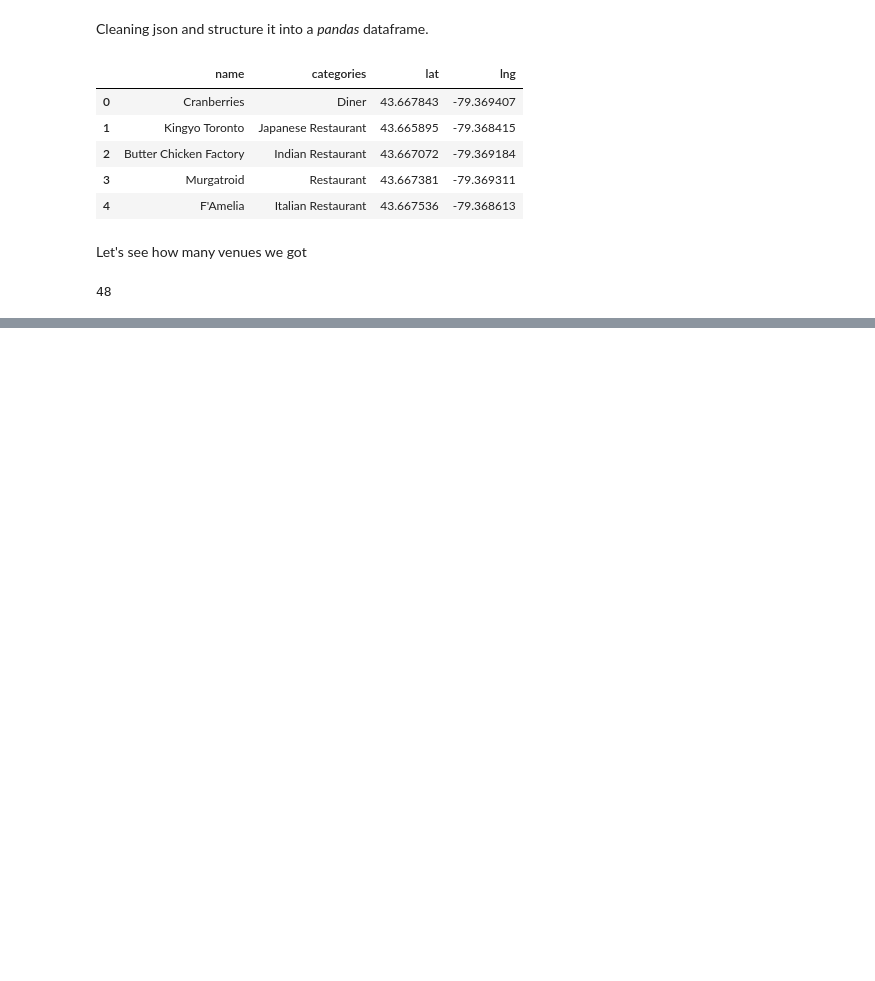
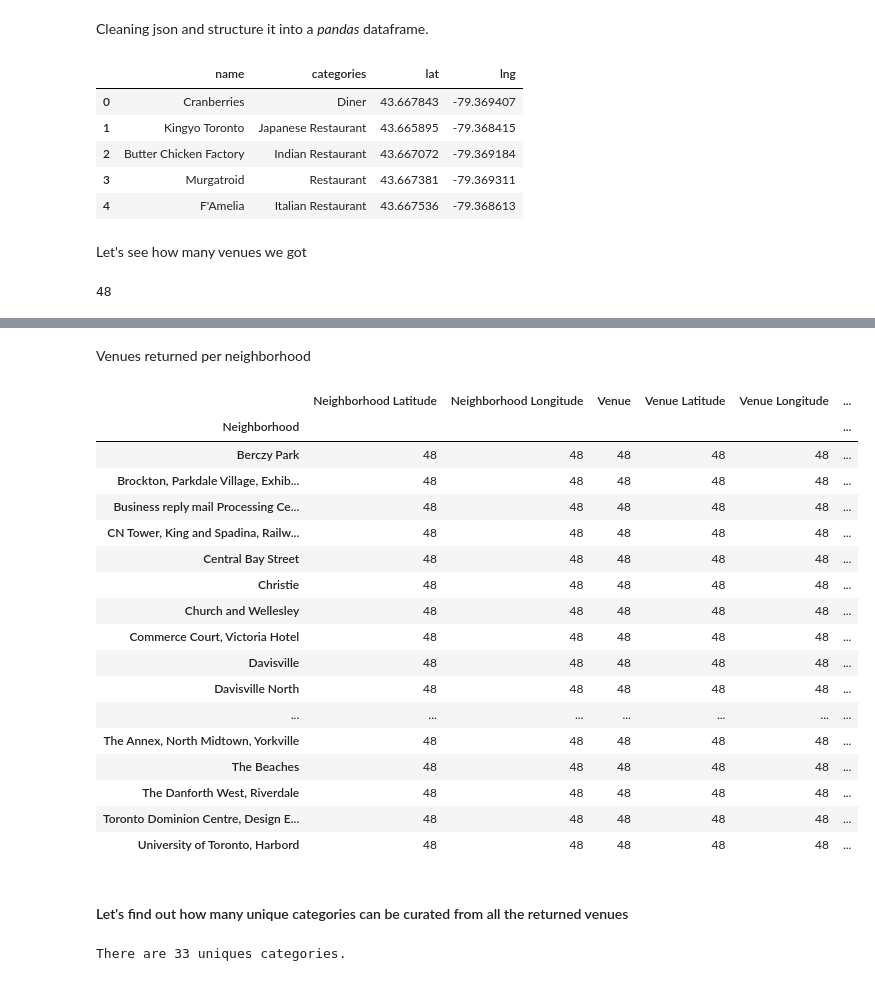
Before and after one commit to PanupatC/Coursera_Capstone, a Jupyter notebook: Coursera_Toronto_2.ipynb, the cells around one changed output, grey strips where cells are left out. Saved outputs shown, nothing was run; the diff lists cells and outputs as text; code cells hidden in the pictures; blank space fills up the shorter version.

```diff
--- a/Coursera_Toronto_2.ipynb
+++ b/Coursera_Toronto_2.ipynb
@@ -106,7 +107,7 @@ SECRET = SECRET.rstrip()
 cablat = toronto[toronto['Neighborhood'].str.contains('Cabbagetown')].Latitude.values[0]
 cablong = toronto[toronto['Neighborhood'].str.contains('Cabbagetown')].Longitude.values[0]
 
-url = f'https://api.foursquare.com/v2/venues/explore?&client_id={ID}&client_secret={SECRET}&ll={cablat},{cablong}&radius=500&limit=100&v=20201101'
+url = f'https://api.foursquare.com/v2/venues/explore?&client_id={ID}&client_secret={SECRET}&ll={cablat},{cablong}&radius=500&limit=100&v={version}'
 
 results = requests.get(url).json()
 # %% [markdown]
@@ -165,0 +163,38 @@ array(['North York', 'Downtown Toronto', 'Etobicoke', 'Scarborough',
+# %%
+def getNearbyVenues(names, latitudes, longitudes, radius=500):
+
+    venues_list=[]
+    for name, lat, lng in zip(names, latitudes, longitudes):
+        print(name)
+
+        # create the API request URL
+        url = f'https://api.foursquare.com/v2/venues/explore?&client_id={ID}&client_secret={SECRET}&ll={cablat},{cablong}&radius=500&limit=100&v={version}'
+
+        # make the GET request
+        results = requests.get(url).json()["response"]['groups'][0]['items']
+
+        # return only relevant information for each nearby venue
+        venues_list.append([(
+            name,
+            lat,
+            lng,
+            v['venue']['name'],
+            v['venue']['location']['lat'],
+            v['venue']['location']['lng'],
+            v['venue']['categories'][0]['name']) for v in results])
+
+    nearby_venues = pd.DataFrame([item for venue_list in venues_list for item in venue_list])
+    nearby_venues.columns = ['Neighborhood',
+                  'Neighborhood Latitude',
+                  'Neighborhood Longitude',
+                  'Venue',
+                  'Venue Latitude',
+                  'Venue Longitude',
+                  'Venue Category']
+
+    return(nearby_venues)
+# %%
+# utilizing the above function
+toronto_venues = getNearbyVenues(names=toronto['Neighborhood'],
+                                 latitudes=toronto['Latitude'],
+                                 longitudes=toronto['Longitude'])
@@ -165,0 +232,30 @@ array(['North York', 'Downtown Toronto', 'Etobicoke', 'Scarborough',
+# %% [markdown]
+Venues returned per neighborhood
+# %%
+toronto_venues.groupby('Neighborhood').count()
+# %% [output]
+|  | Neighborhood Latitude | Neighborhood Longitude | Venue | Venue Latitude | Venue Longitude | ... |
+| Neighborhood |  |  |  |  |  | ... |
+| Berczy Park | 48 | 48 | 48 | 48 | 48 | ... |
+| Brockton, Parkdale Village, Exhib... | 48 | 48 | 48 | 48 | 48 | ... |
+| Business reply mail Processing Ce... | 48 | 48 | 48 | 48 | 48 | ... |
+| CN Tower, King and Spadina, Railw... | 48 | 48 | 48 | 48 | 48 | ... |
+| Central Bay Street | 48 | 48 | 48 | 48 | 48 | ... |
+| Christie | 48 | 48 | 48 | 48 | 48 | ... |
+| Church and Wellesley | 48 | 48 | 48 | 48 | 48 | ... |
+| Commerce Court, Victoria Hotel | 48 | 48 | 48 | 48 | 48 | ... |
+| Davisville | 48 | 48 | 48 | 48 | 48 | ... |
+| Davisville North | 48 | 48 | 48 | 48 | 48 | ... |
+| ... | ... | ... | ... | ... | ... | ... |
+| The Annex, North Midtown, Yorkville | 48 | 48 | 48 | 48 | 48 | ... |
+| The Beaches | 48 | 48 | 48 | 48 | 48 | ... |
+| The Danforth West, Riverdale | 48 | 48 | 48 | 48 | 48 | ... |
+| Toronto Dominion Centre, Design E... | 48 | 48 | 48 | 48 | 48 | ... |
+| University of Toronto, Harbord | 48 | 48 | 48 | 48 | 48 | ... |
+# %% [markdown]
+#### Let's find out how many unique categories can be curated from all the returned venues
+# %%
+unique = len(toronto_venues['Venue Category'].unique())
+print(f'There are {unique} uniques categories.')
+# %% [output]
+There are 33 uniques categories.
```
Also changed, not shown: parts of 23 cells of this notebook.
